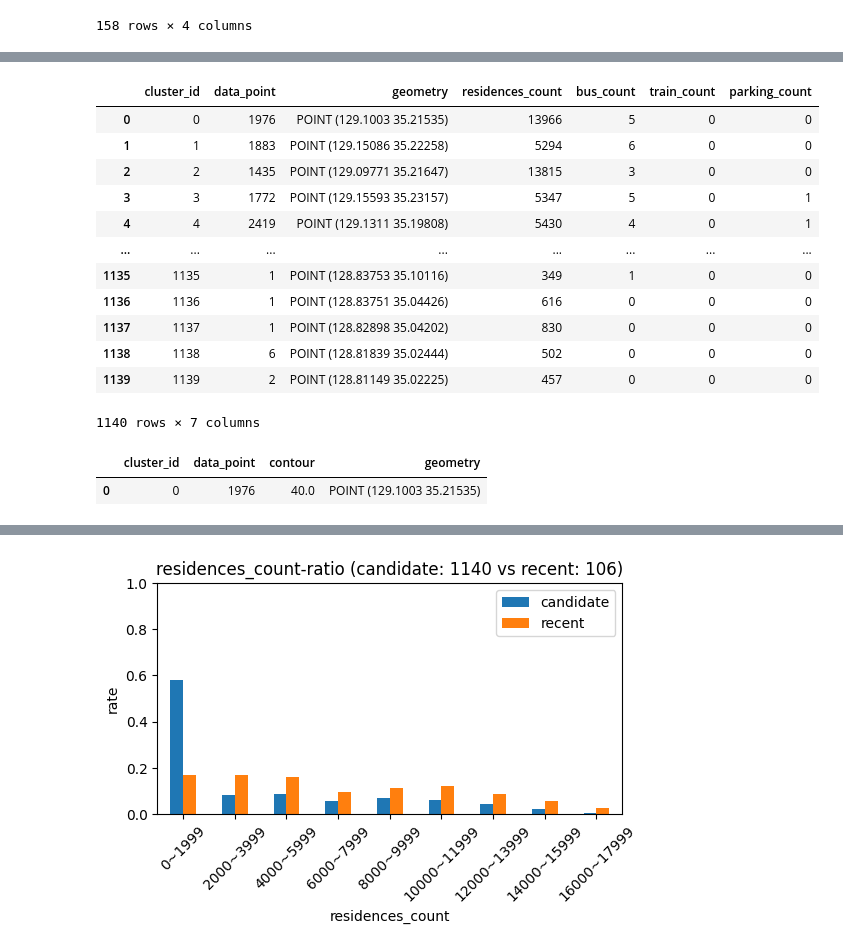
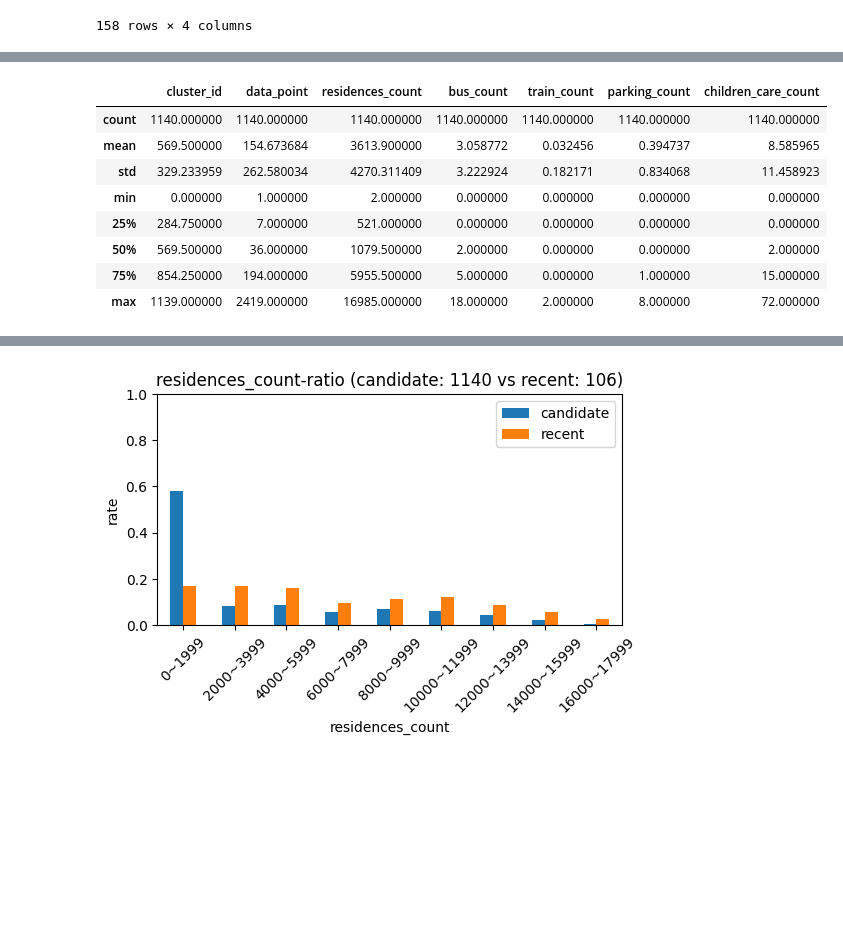
Before and after one commit to GoraniDesu/BigData_Busan, a Jupyter notebook: 스코어링/scoring.ipynb, the cells around one changed output, grey strips where cells are left out. Cells and saved outputs as stored; diff of their text form; code cells hidden in the pictures; blank space fills up the shorter version.

```diff
--- a/스코어링/scoring.ipynb
+++ b/스코어링/scoring.ipynb
@@ -32,0 +51,5 @@ residence_gdf.head(1)
+# %%
+# EPSG 4326으로 변환
+children_care_gdf = children_care_gdf.to_crs(epsg=4326)
+
+print(children_care_gdf.crs)
@@ -103,8 +128,13 @@ train_gdf
 158 rows × 4 columns
 # %%
 from shapely import wkt
-parking_df = parking_df['geometry'].apply(lambda x: wkt.loads(x).centroid)
-parking_gdf = gpd.GeoDataFrame(parking_df, geometry='geometry', crs='EPSG:4326')
+
+def get_centroid(df):
+    df = df['geometry'].apply(lambda x: wkt.loads(x).centroid)
+    gdf = gpd.GeoDataFrame(df, geometry='geometry', crs='EPSG:4326')
+    return gdf
+# %%
+parking_gdf = get_centroid(parking_df)
 # %%
 def count_structure_in_radius(center_gdf, around_gdf, radius_km=2):
     # EPSG:4326 -> EPSG:32652 (지리좌표계에서 투영좌표계로 변환)
@@ -163,10 +193,11 @@ around_gdf_dict = {
     'residences': residence_gdf,
     'bus': bus_gdf,
     'train': train_gdf,
-    'parking': parking_gdf
+    'parking': parking_gdf,
+    'children_care': children_care_gdf,
 }
 
-radius_list = [2, 0.2, 0.2, 0.2]
+radius_list = [2, 0.2, 0.2, 0.2, 0.54]
 # %%
 candidate_gdf = get_count(center_gdf, around_gdf_dict, radius_list)
 # %% [output]
@@ -188,20 +219,16 @@ candidate_gdf = get_count(center_gdf, around_gdf_dict, radius_list)
 진행상황: 1000/1140 완료
 진행상황: 1100/1140 완료
 # %%
-candidate_gdf
+candidate_gdf.describe()
 # %% [output]
-|  | cluster_id | data_point | geometry | residences_count | bus_count | train_count | parking_count |
-| 0 | 0 | 1976 | POINT (129.1003 35.21535) | 13966 | 5 | 0 | 0 |
-| 1 | 1 | 1883 | POINT (129.15086 35.22258) | 5294 | 6 | 0 | 0 |
-| 2 | 2 | 1435 | POINT (129.09771 35.21647) | 13815 | 3 | 0 | 0 |
-| 3 | 3 | 1772 | POINT (129.15593 35.23157) | 5347 | 5 | 0 | 1 |
-| 4 | 4 | 2419 | POINT (129.1311 35.19808) | 5430 | 4 | 0 | 1 |
-| ... | ... | ... | ... | ... | ... | ... | ... |
-| 1135 | 1135 | 1 | POINT (128.83753 35.10116) | 349 | 1 | 0 | 0 |
-| 1136 | 1136 | 1 | POINT (128.83751 35.04426) | 616 | 0 | 0 | 0 |
-| 1137 | 1137 | 1 | POINT (128.82898 35.04202) | 830 | 0 | 0 | 0 |
-| 1138 | 1138 | 6 | POINT (128.81839 35.02444) | 502 | 0 | 0 | 0 |
-| 1139 | 1139 | 2 | POINT (128.81149 35.02225) | 457 | 0 | 0 | 0 |
+|  | cluster_id | data_point | residences_count | bus_count | train_count | parking_count | children_care_count |
+| count | 1140.000000 | 1140.000000 | 1140.000000 | 1140.000000 | 1140.000000 | 1140.000000 | 1140.000000 |
+| mean | 569.500000 | 154.673684 | 3613.900000 | 3.058772 | 0.032456 | 0.394737 | 8.585965 |
+| std | 329.233959 | 262.580034 | 4270.311409 | 3.222924 | 0.182171 | 0.834068 | 11.458923 |
+| min | 0.000000 | 1.000000 | 2.000000 | 0.000000 | 0.000000 | 0.000000 | 0.000000 |
+| 25% | 284.750000 | 7.000000 | 521.000000 | 0.000000 | 0.000000 | 0.000000 | 0.000000 |
+| 50% | 569.500000 | 36.000000 | 1079.500000 | 2.000000 | 0.000000 | 0.000000 | 2.000000 |
+| 75% | 854.250000 | 194.000000 | 5955.500000 | 5.000000 | 0.000000 | 1.000000 | 15.000000 |
+| max | 1139.000000 | 2419.000000 | 16985.000000 | 18.000000 | 2.000000 | 8.000000 | 72.000000 |
-1140 rows × 7 columns
 # %%
 candidate_gdf.to_csv('center_gdf.csv', index=False)
@@ -210,5 +234,0 @@ height = gpd.read_file("군집화+등고선 병합/군집화+등고선.shp")
-# %%
-height.head(1)
-# %% [output]
-|  | cluster_id | data_point | contour | geometry |
-| 0 | 0 | 1976 | 40.0 | POINT (129.1003 35.21535) |
```
Also changed, not shown: parts of 14 cells of this notebook, 5 other files.
